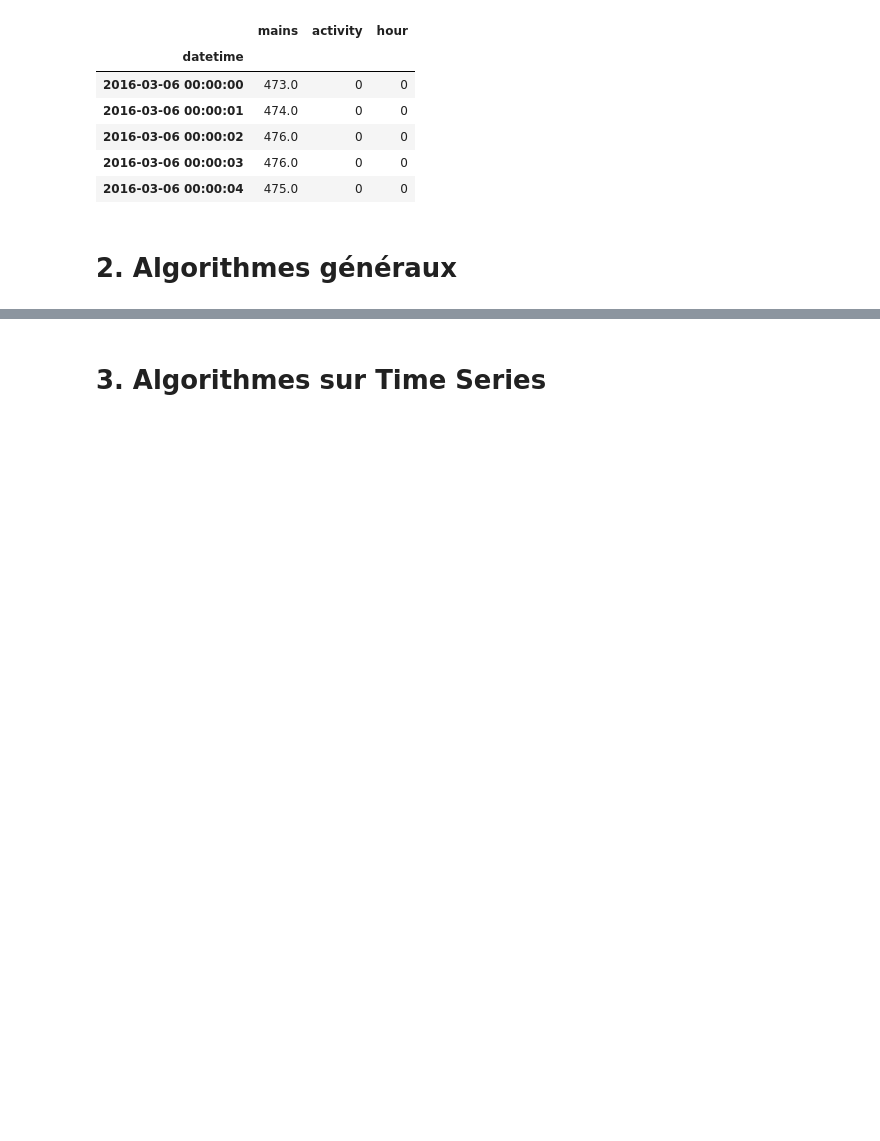
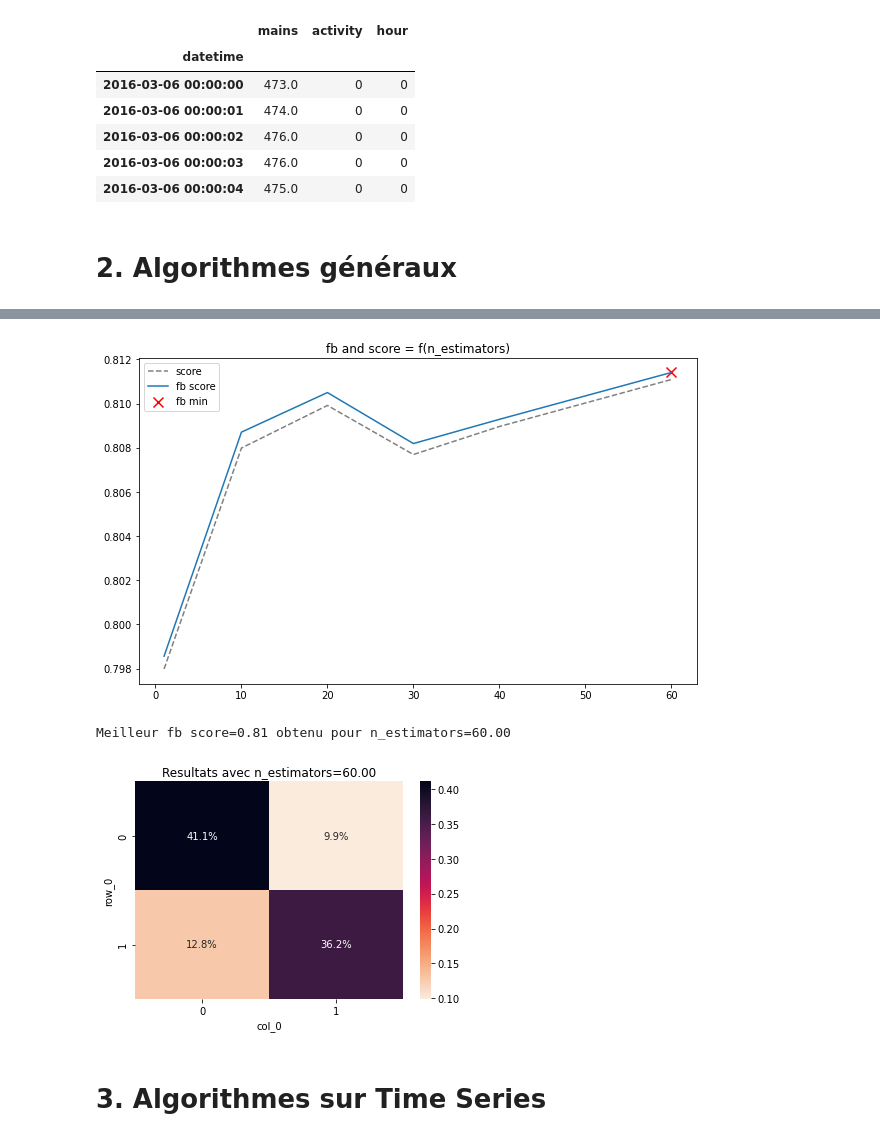
Before and after one commit to hugo-mi/Activity_Detection_From_Electrical_Consumption_Load_Curves, a Jupyter notebook: Exploratory Data Analysis/classification_kNN.ipynb, the cells around one changed output, grey strips where cells are left out. Cells and saved outputs as stored; diff of their text form; code cells hidden in the pictures; blank space fills up the shorter version.

Commit message:
adding randomforest

```diff
--- a/Exploratory Data Analysis/classification_kNN.ipynb
+++ b/Exploratory Data Analysis/classification_kNN.ipynb
@@ -96,3 +107,12 @@ Meilleur fb score=0.77 obtenu pour b=80.00
+# %%
+from sklearn.ensemble import RandomForestClassifier
+
+n_range = [1, 10, 20, 30, 40, 60]
+plot_scores_param(X_train, X_test, y_train, y_test, RandomForestClassifier, 'n_estimators', n_range, other_params={'n_jobs': -1, 'max_samples': 0.8, 'max_depth': 12});
+# %% [output]
+[figure, added]
+Meilleur fb score=0.81 obtenu pour n_estimators=60.00
+[figure, added]
 # %% [markdown]
 # 3. Algorithmes sur Time Series
 # %%
```
Also changed, not shown: parts of 5 cells of this notebook.
